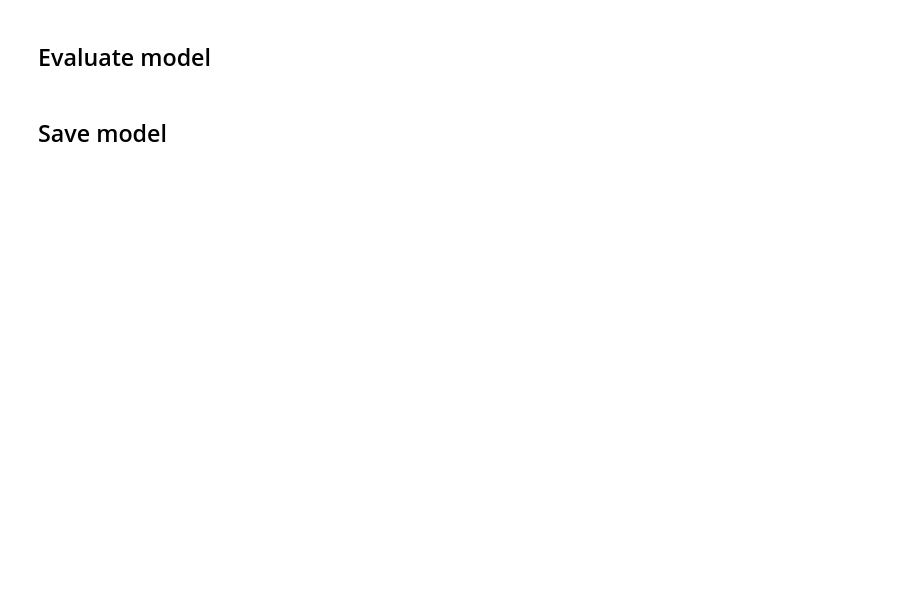
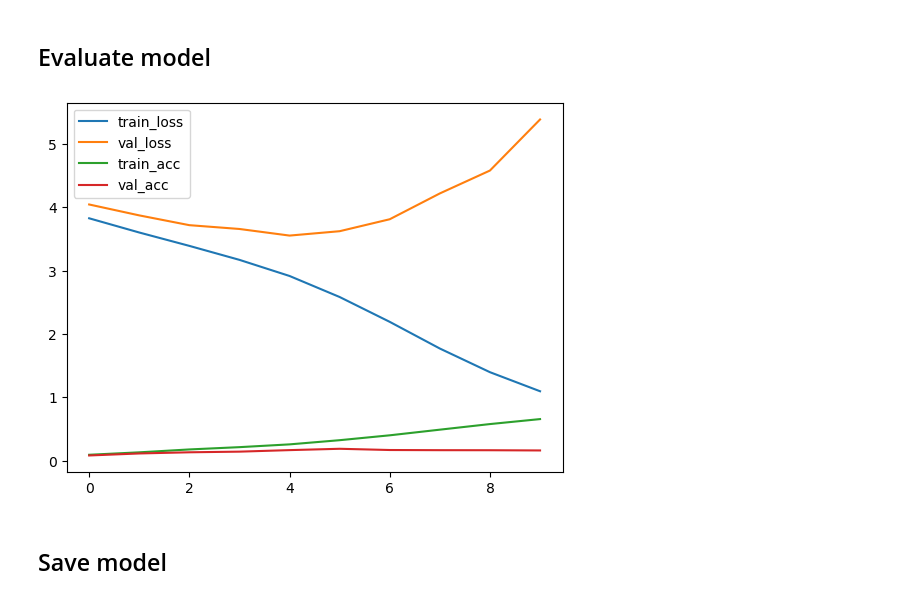
Before and after one commit to Macharia-Charles/LUXBOOTCAMP, a Jupyter notebook: finalProject/machinelmodel.ipynb, the cells around one changed output. Cells and saved outputs as stored; diff of their text form; code cells hidden in the pictures; blank space fills up the shorter version.

```diff
--- a/finalProject/machinelmodel.ipynb
+++ b/finalProject/machinelmodel.ipynb
@@ -61,7 +31,7 @@ model.add(Dense(512, activation="relu"))
 model.add(Dense(256, activation="relu"))
 model.add(Dense(128, activation="relu"))
 model.add(Dense(100, activation="relu"))
-model.add(Dense(10, activation="softmax"))
+model.add(Dense(80, activation="softmax"))
 
 
 
@@ -76,14 +58,14 @@ KeyboardInterrupt:
 ## Define training parameters and callbacks
 # %%
 adam = Adam(learning_rate=0.001)
-model.compile(optimizer='adam', loss='sparse_categorical_crossentropy', metrics=[CategoricalAccuracy()], run_eagerly=True)
+model.compile(optimizer='adam', loss='categorical_crossentropy', metrics=['accuracy'], run_eagerly=True)
 bs = 30
 train_dir = './animals-detection-images-dataset/train'
 test_dir = "./animals-detection-images-dataset/test"
 train_datagen = ImageDataGenerator(rescale=1.0/255.)
 test_datagen = ImageDataGenerator(rescale=1.0/255.)
-train_generator = train_datagen.flow_from_directory(train_dir, batch_size=bs, class_mode='categorical', target_size=(224, 224))
-validation_generator = test_datagen.flow_from_directory(test_dir, batch_size=bs, class_mode='categorical', target_size=(224, 224))
+train_generator = train_datagen.flow_from_directory(train_dir, batch_size=bs, class_mode='categorical', target_size=(224, 224), shuffle=True)
+validation_generator = test_datagen.flow_from_directory(test_dir, batch_size=bs, class_mode='categorical', target_size=(224, 224), shuffle=True)
 # %% [output]
 Found 22565 images belonging to 80 classes.
 Found 6505 images belonging to 80 classes.
@@ -92,2 +71,0 @@ Found 6505 images belonging to 80 classes.
-# %%
-history = model.train_on_batch(train_datagen, train__labels)
@@ -96,0 +74,6 @@ ValueError: Shapes (30, 80) and (30, 10) are incompatible
+# %%
+history = model.fit(train_generator,
+                              steps_per_epoch=train_generator.samples // bs,
+                              epochs=10,
+                              validation_data=validation_generator,
+                              validation_steps=validation_generator.samples // bs)
@@ -113,3 +103,12 @@ print('Accuracy: {:.2f}%, Precision: {:.2f}%, Recall: {:.2f}%, F1 Score: {:.2f}%
+# %%
+plt.plot(history.history['loss'], label='train_loss')
+plt.plot(history.history['val_loss'], label='val_loss')
+plt.plot(history.history['accuracy'], label='train_acc')
+plt.plot(history.history['val_accuracy'], label='val_acc')
+plt.legend()
+plt.show()
+# %% [output]
+[figure, added]
 # %% [markdown]
 ## Save model
 # %%
```
Also changed, not shown: parts of 9 cells of this notebook.
